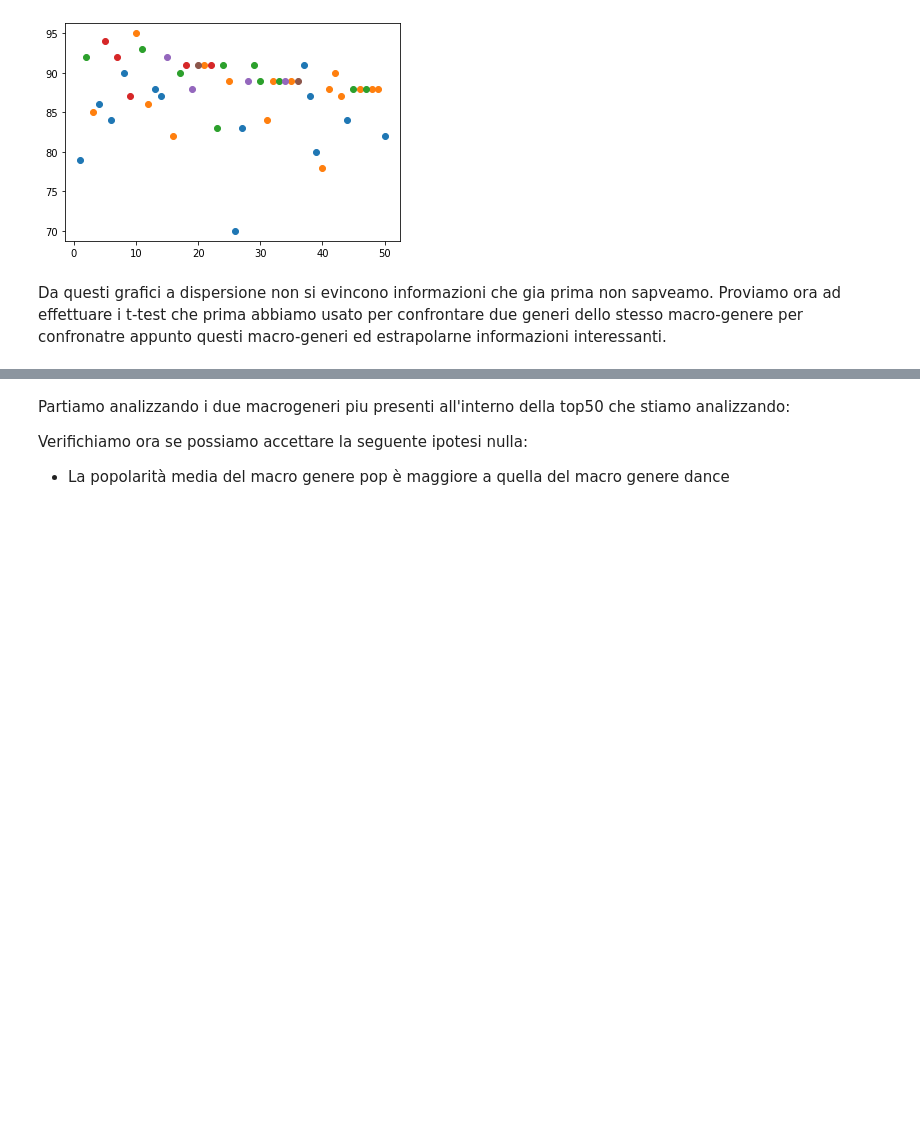
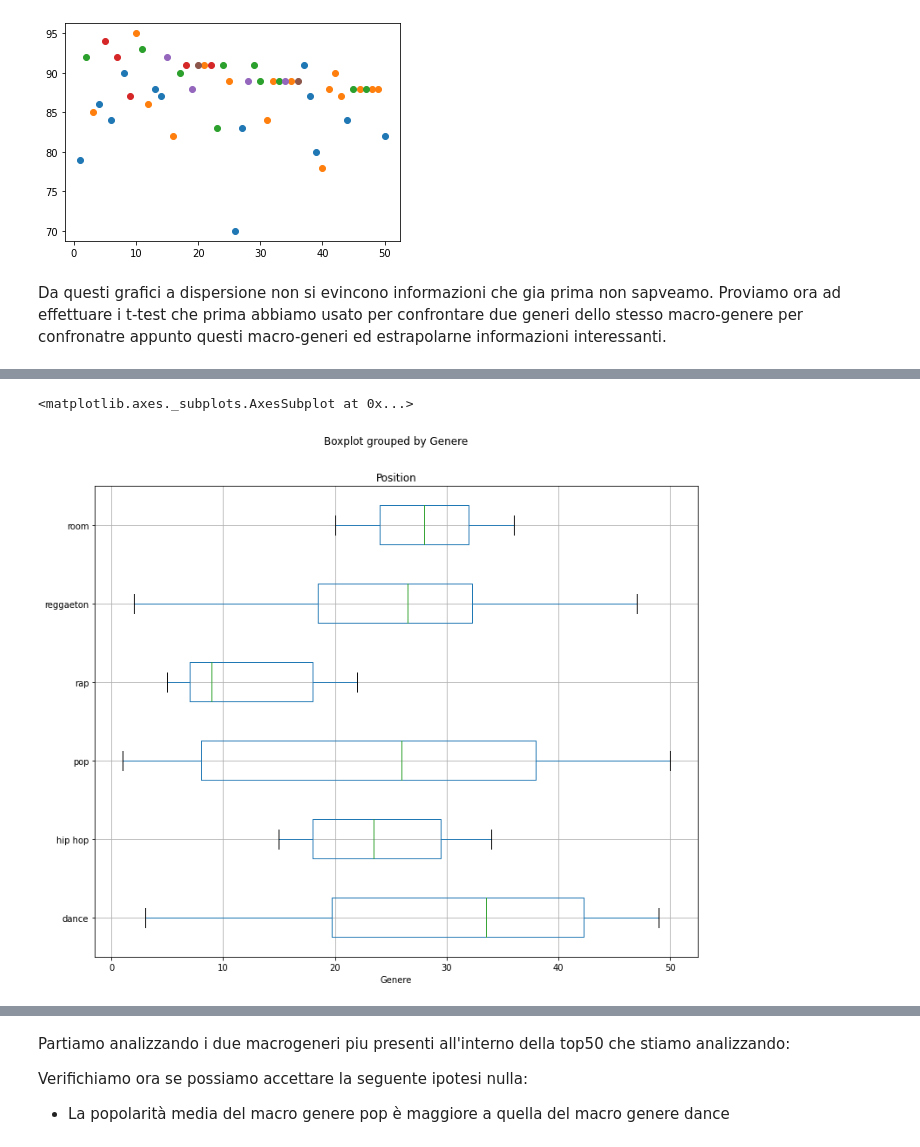
Before and after one commit to PedemonteGiacomo/DataScienceProject, a Jupyter notebook: project.ipynb, the cells around one changed output, grey strips where cells are left out. Cells and saved outputs as stored; diff of their text form; code cells hidden in the pictures; blank space fills up the shorter version.

```diff
--- a/project.ipynb
+++ b/project.ipynb
@@ -585,0 +591,5 @@ Proviamo ora ad effettuare i t-test che prima abbiamo usato per confrontare due
+# %%
+maxi_all.boxplot(column= 'Position', by='Genere', vert=False, fontsize = 10, figsize = (12,10))
+# %% [output]
+<matplotlib.axes._subplots.AxesSubplot at 0x...>
+[figure, added]
```
Also changed, not shown: parts of 3 cells of this notebook.
